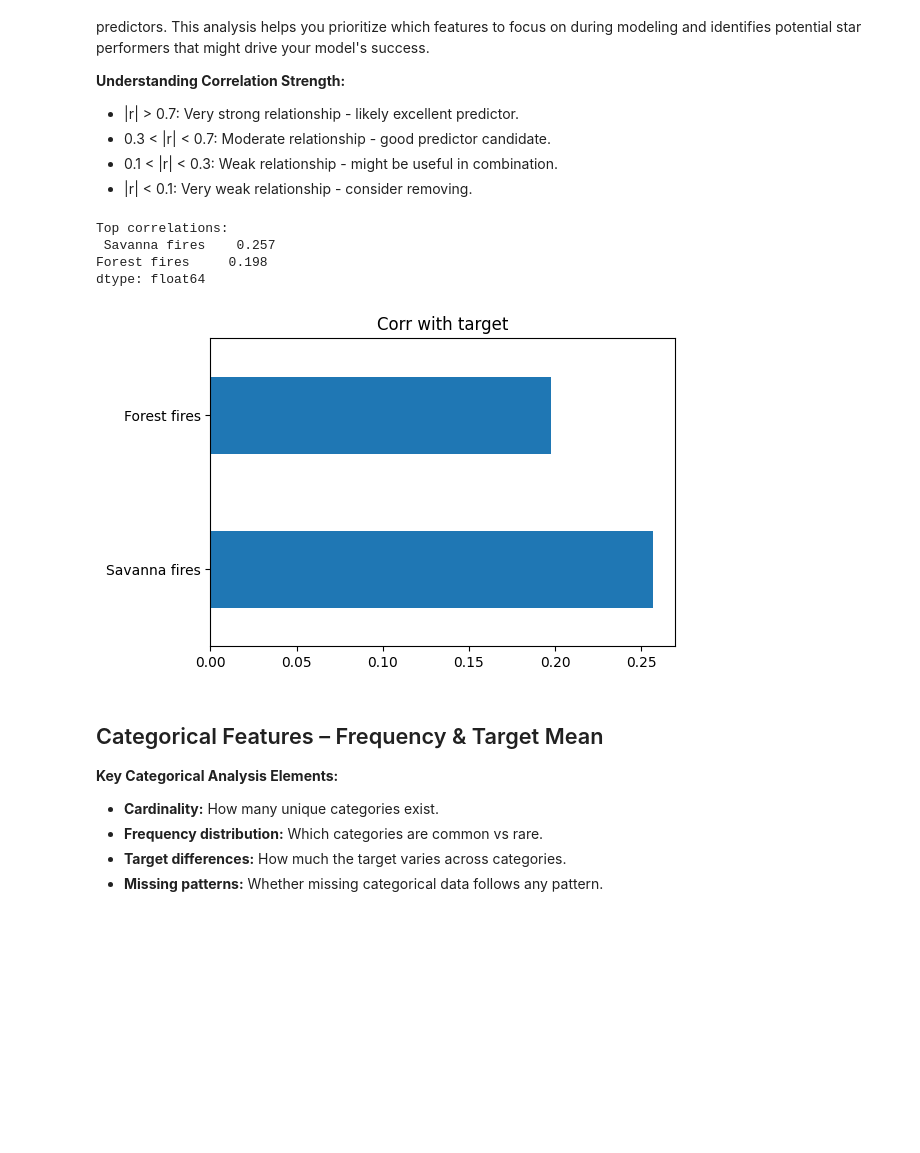
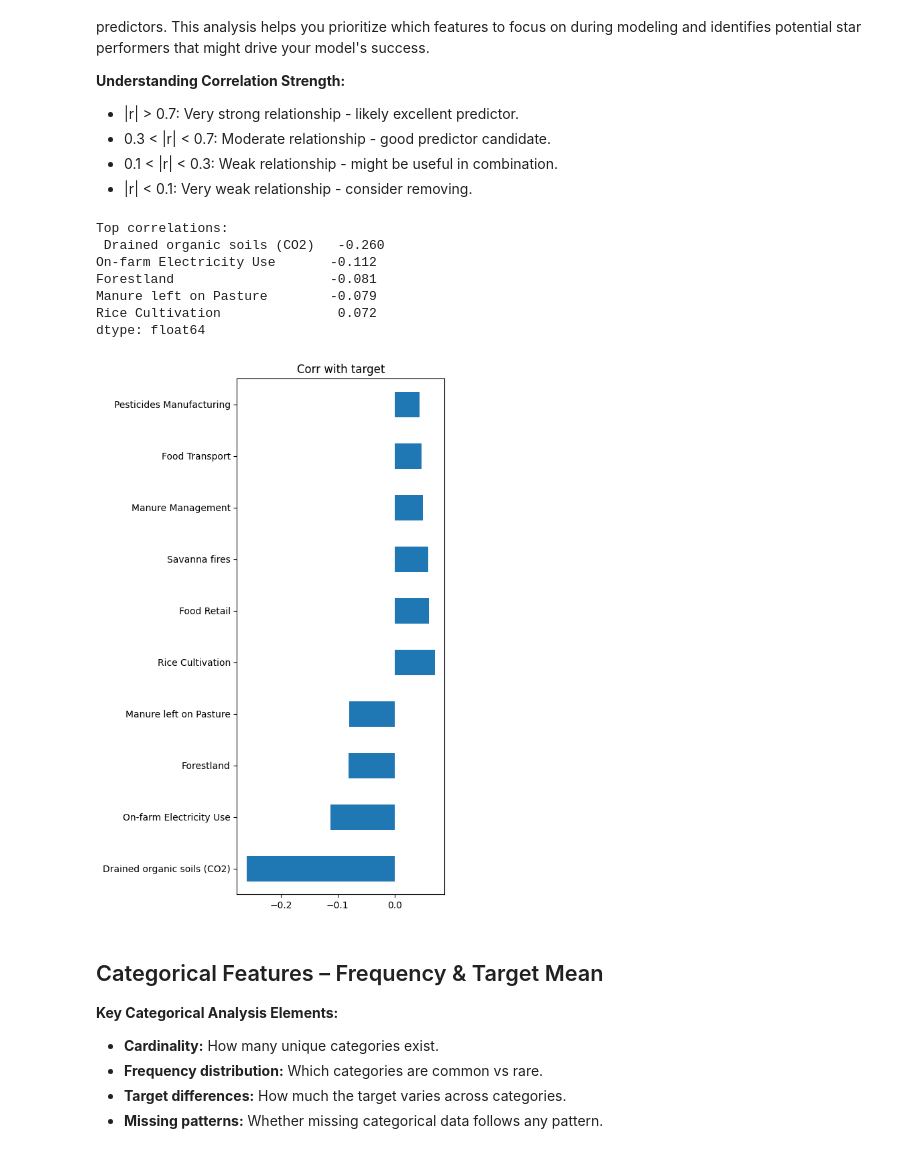
Before and after one commit to lukasbals/tomorrow-university, a Jupyter notebook: 10_regression/sustainability-predictor/notebooks/05_exploratory_data_analysis.ipynb, the cells around one changed output. Drawn from its saved outputs; the diff is of its cells as text; code cells hidden in the pictures; blank space fills up the shorter version.

Commit message:
change target variable

```diff
--- a/10_regression/sustainability-predictor/notebooks/05_exploratory_data_analysis.ipynb
+++ b/10_regression/sustainability-predictor/notebooks/05_exploratory_data_analysis.ipynb
@@ -189,15 +207,18 @@ The correlation between numerical features and your target variable reveals whic
 - 0.1 < |r| < 0.3: Weak relationship - might be useful in combination.
 - |r| < 0.1: Very weak relationship - consider removing.
 # %%
-correlations = X_train[['Forest fires', 'Savanna fires']].corrwith(y_train['total_emission']).sort_values(key=abs, ascending=False)
+correlations = X_train[X_train.columns.drop('Area').drop('Year')].corrwith(y_train['Average Temperature °C']).sort_values(key=abs, ascending=False)
 print("Top correlations:\n", correlations.head(5).round(3))
-correlations.head(10).plot.barh(figsize=(6,4)); plt.title("Corr with target"); plt.show()
+correlations.head(10).plot.barh(figsize=(4,10)); plt.title("Corr with target"); plt.show()
 # %% [output]
 Top correlations:
- Savanna fires    0.257
-Forest fires     0.198
+ Drained organic soils (CO2)   -0.260
+On-farm Electricity Use       -0.112
+Forestland                    -0.081
+Manure left on Pasture        -0.079
+Rice Cultivation               0.072
 dtype: float64
-[figure, old version]
+[figure, new version]
 # %% [markdown]
 ## Categorical Features – Frequency & Target Mean
 
```
Also changed, not shown: parts of 11 cells of this notebook, 13 other files.
